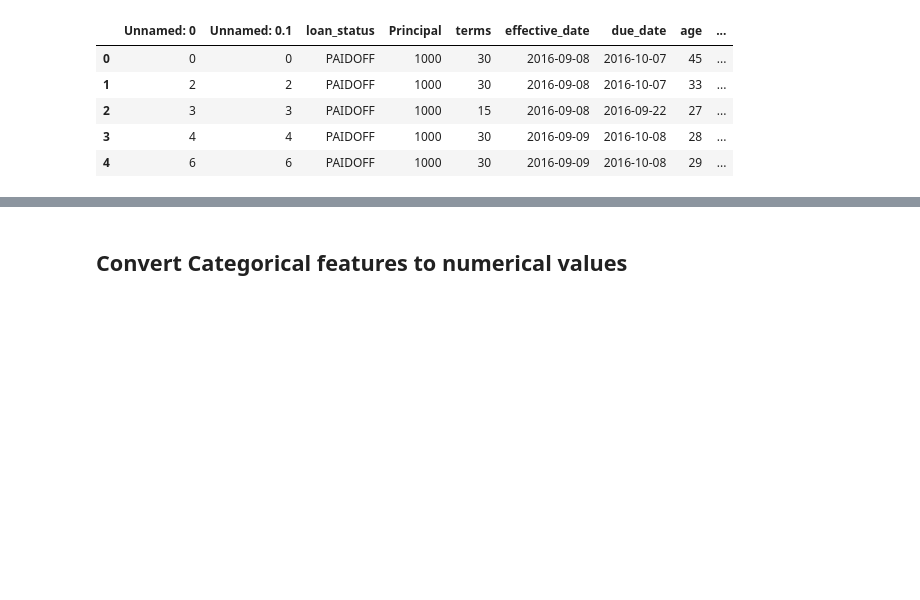
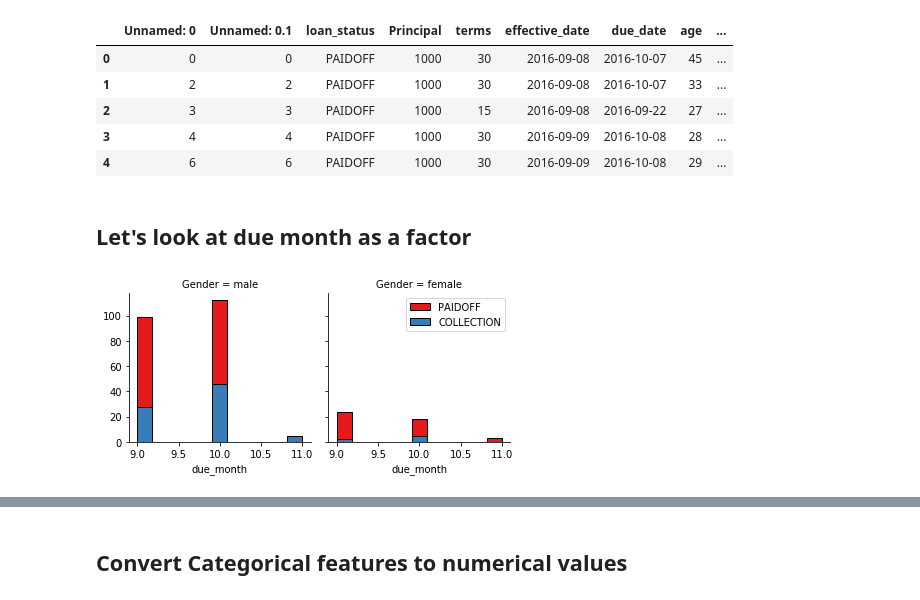
Before and after one commit to ewan-chalmers/coursera-ml-python, a Jupyter notebook: best-classifier-assignment.ipynb, the cells around one changed output, grey strips where cells are left out. Drawn from its saved outputs; the diff is of its cells as text; code cells hidden in the pictures; blank space fills up the shorter version.

```diff
--- a/best-classifier-assignment.ipynb
+++ b/best-classifier-assignment.ipynb
@@ -157,3 +147,14 @@ df.head()
 | 2 | 3 | 3 | PAIDOFF | 1000 | 15 | 2016-09-08 | 2016-09-22 | 27 | ... |
 | 3 | 4 | 4 | PAIDOFF | 1000 | 30 | 2016-09-09 | 2016-10-08 | 28 | ... |
 | 4 | 6 | 6 | PAIDOFF | 1000 | 30 | 2016-09-09 | 2016-10-08 | 29 | ... |
+# %% [markdown]
+## Let's look at due month as a factor
+# %%
+df['due_month'] = df['due_date'].dt.month
+bins = np.linspace(df.due_month.min(), df.due_month.max(), 12)
+g = sns.FacetGrid(df, col="Gender", hue="loan_status", palette="Set1", col_wrap=2)
+g.map(plt.hist, 'due_month', bins=bins, ec="k")
+g.axes[-1].legend()
+plt.show()
+# %% [output]
+[figure, added]
```
Also changed, not shown: parts of 43 cells of this notebook.
